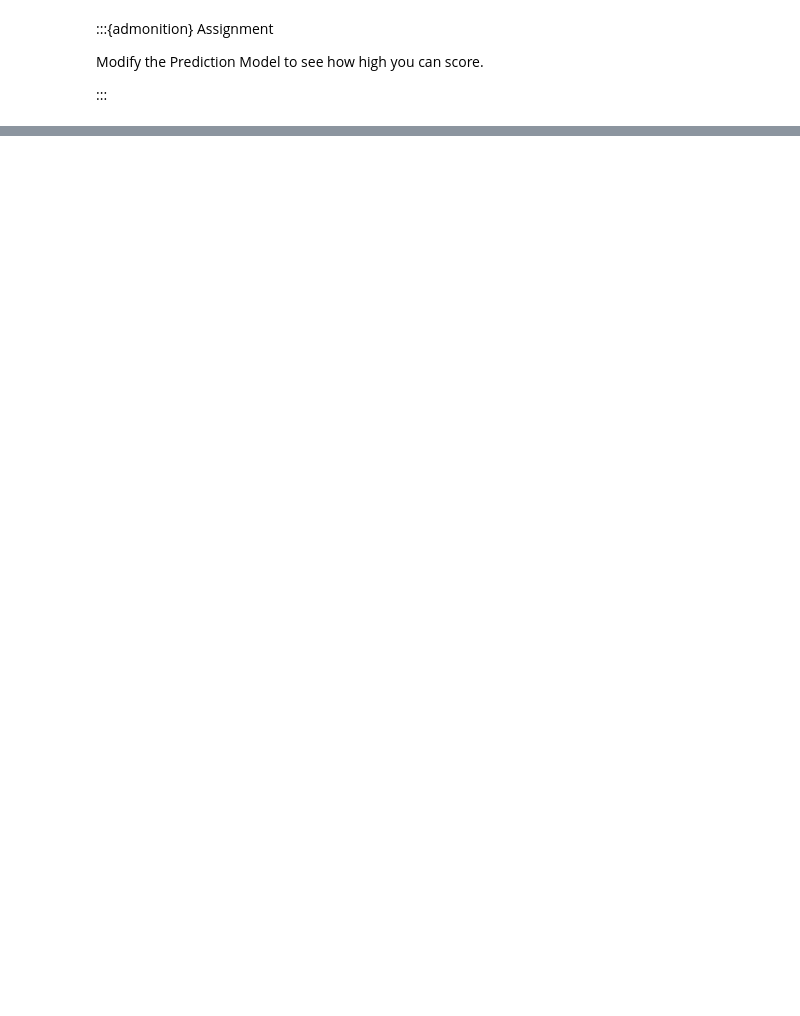
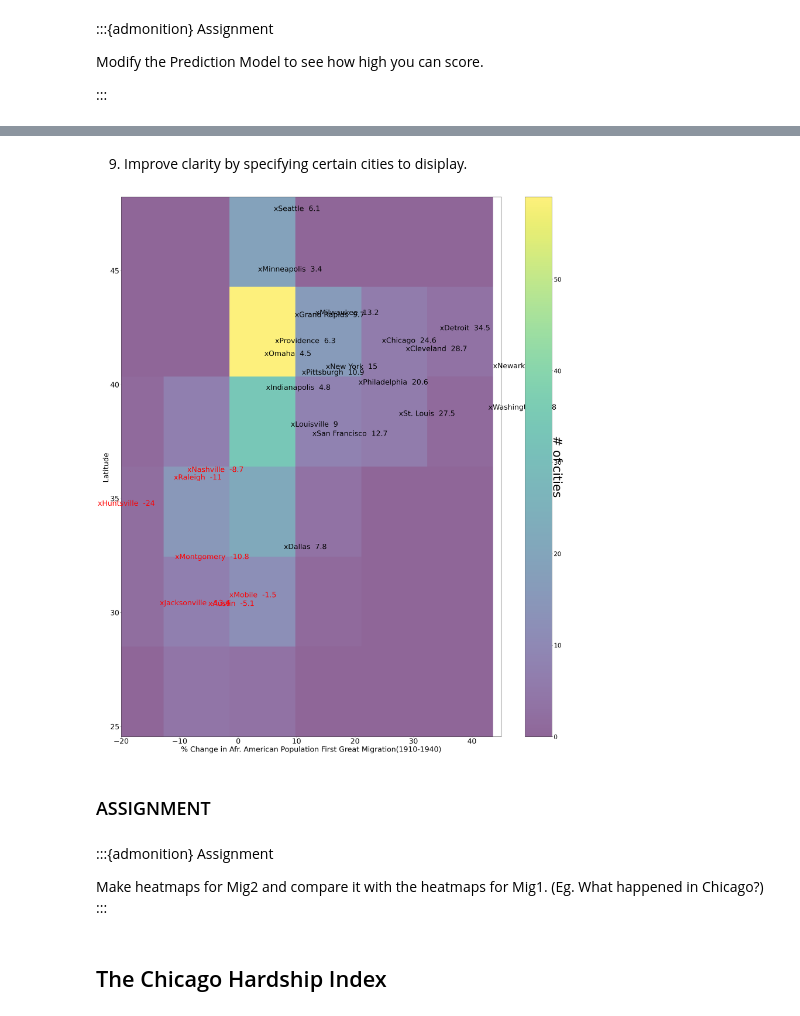
Before and after one commit to timothyprojectGiG/JB_Math_Textbook, a Jupyter notebook: src/PreCollege/Celestial/Chicago.ipynb, the cells around one changed output, grey strips where cells are left out. Drawn from its saved outputs; the diff is of its cells as text; code cells hidden in the pictures; blank space fills up the shorter version.

```diff
--- a/src/PreCollege/Celestial/Chicago.ipynb
+++ b/src/PreCollege/Celestial/Chicago.ipynb
@@ -712,0 +826,4 @@ Modify the Prediction Model to see how high you can score.
+# %%
+df=df[df["Mig1"]!="No data"]
+df=df[df["Mig2"]!="No data"]
+df.count()
@@ -712,0 +840,16 @@ Modify the Prediction Model to see how high you can score.
+# %%
+fig=plt.figure(figsize=(35, 40))
+X=df["Mig1"].astype(float)
+Y=df["lat"]
+heat_map= plt.hist2d(X, Y, bins=6) #heat map is a 2dimensional histogram
+plt.xlabel("% Change in Afr. American Population First Great Migration(1910-1940)",size=30)
+plt.ylabel("Latitude",size=30)
+plt.yticks(fontsize=30)
+plt.xticks(fontsize=30)
+names=df.reset_index()
+for i in names.index:   ##add the names of the cities and %change in Afr. American population
+    plt.text(names.Mig1[i],names.lat[i],names.city[i]+'  '+str(names.Mig1[i]),fontsize=10,color='white')
+cbar = plt.colorbar()
+cbar.set_label('# of cities', rotation=270,size=50)
+cbar.ax.tick_params(labelsize=30)
+fig.savefig("Migration1.png")
@@ -712,0 +858,33 @@ Modify the Prediction Model to see how high you can score.
+# %% [markdown]
+9) Improve clarity by specifying certain cities to disiplay.
+# %%
+fig,ax=plt.subplots(figsize=(35, 40))
+X=df["Mig1"].astype(float)
+Y=df["lat"]
+heat_map= plt.hist2d(X, Y, bins=6,alpha=.6) #heat map is a 2dimensional histogram
+plt.xlabel("% Change in Afr. American Population First Great Migration(1910-1940)",size=30)
+plt.ylabel("Latitude",size=30)
+plt.yticks(fontsize=30)
+plt.xticks(fontsize=30)
+plt.xlim(-20,45)
+names=df.reset_index()
+for i in names.index:   ##add the names of the cities and %change in Afr. American population
+    if names.Mig1[i]<0 and any(names.loc[i,'city'] in x for x in ["Austin","Chicago","Detroit","Cleveland","Dallas","Denver","Grand Rapids","Houston","Huntsville","Indianapolis","Jacksonville","Louisville","Miami","Milwaukee","Minneapolis","Montgomery","Mobile","Nashville","New York","New Orleans","Newark","Omaha","Philadelphia","Pittsburgh","Providence","Raleigh","San Antonio","San Francisco","Seattle","St. Louis","Washington, DC",]):
+        plt.text(names.Mig1[i],names.lat[i],"x"+names.city[i]+'  '+str(names.Mig1[i]),fontsize=30,color='red')
+    else:
+        if any(names.loc[i,'city'] in x for x in ["Chicago","Detroit","Cleveland","Dallas","Grand Rapids","Indianapolis","Louisville","Milwaukee","Minneapolis","Montgomery","Nashville","New York","Newark","Omaha","Philadelphia","Pittsburgh","Providence","Raleigh","San Francisco","Seattle","St. Louis","Washington, DC",]):
+            plt.text(names.Mig1[i],names.lat[i],"x"+names.city[i]+'  '+str(names.Mig1[i]),fontsize=30,color='black')
+
+cbar = plt.colorbar()
+cbar.set_label('# of cities', rotation=270,size=50)
+cbar.ax.tick_params(labelsize=25)
+fig.savefig("Migration1Simplified.png")
+# %% [output]
+[figure, added]
+# %% [markdown]
+### ASSIGNMENT
+# %% [markdown]
+:::{admonition} Assignment
+
+Make heatmaps for Mig2 and compare it with the heatmaps for Mig1. (Eg. What happened in Chicago?)
+:::
@@ -712,0 +898,2 @@ Modify the Prediction Model to see how high you can score.
+# %% [markdown]
+## The Chicago Hardship Index
```
Also changed, not shown: parts of 56 cells of this notebook, 4 other files.
